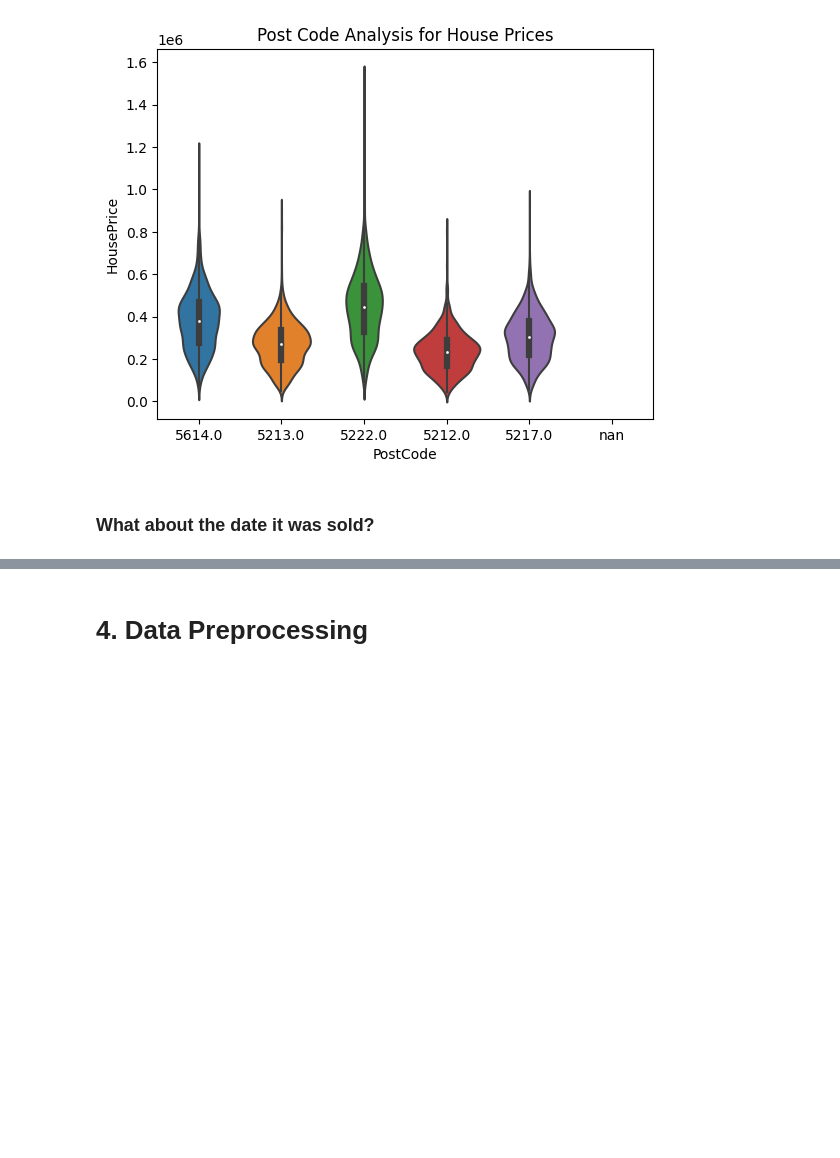
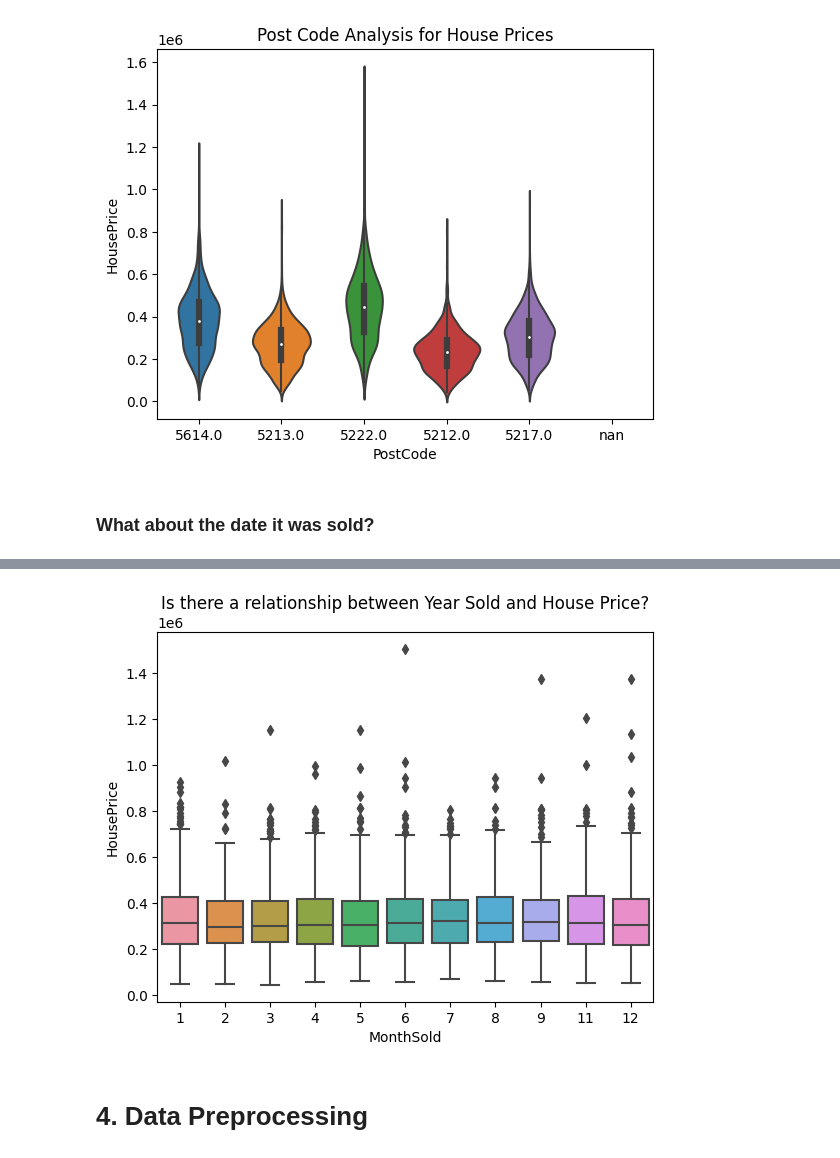
Before and after one commit to Nthies6624/HousePredictionAPI, a Jupyter notebook: Regression.ipynb, the cells around one changed output, grey strips where cells are left out. Drawn from its saved outputs; the diff is of its cells as text; code cells hidden in the pictures; blank space fills up the shorter version.

```diff
--- a/Regression.ipynb
+++ b/Regression.ipynb
@@ -378,3 +431,9 @@ plt.show()
+# %%
+plt.title('Is there a relationship between Year Sold and House Price?')
+sns.boxplot(x='MonthSold', y='HousePrice', data=train)
+plt.show()
+# %% [output]
+[figure, added]
 # %% [markdown]
 # 4. Data Preprocessing
 # %% [markdown]
```
Also changed, not shown: parts of 24 cells of this notebook.
